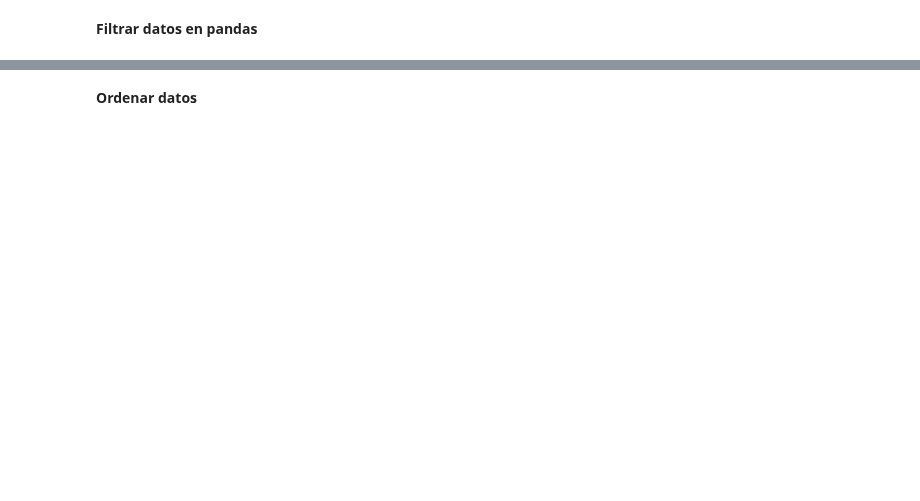
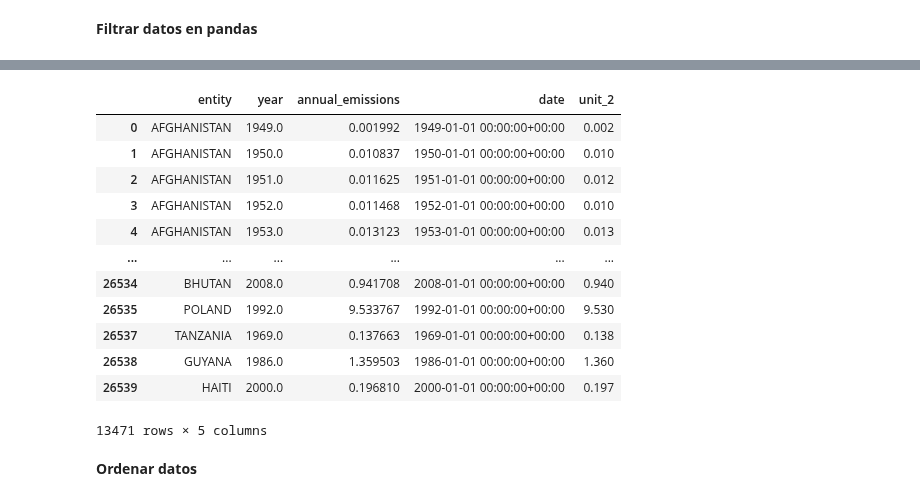
Before and after one commit to zyntonyson/bootcamp_ds_da, a Jupyter notebook: 05-da-v8-introduction-python/16-da-v8-introduction-python.ipynb, the cells around one changed output, grey strips where cells are left out. Saved outputs shown, nothing was run; the diff lists cells and outputs as text; code cells hidden in the pictures; blank space fills up the shorter version.

```diff
--- a/05-da-v8-introduction-python/16-da-v8-introduction-python.ipynb
+++ b/05-da-v8-introduction-python/16-da-v8-introduction-python.ipynb
@@ -218,3 +302,19 @@ openaq_pm25._filtrado
+# %%
+emission_co2[(emission_co2["year"] >1960) | (emission_co2["entity"] =='AFGHANISTAN') ]
+# %% [output]
+|  | entity | year | annual_emissions | date | unit_2 |
+| 0 | AFGHANISTAN | 1949.0 | 0.001992 | 1949-01-01 00:00:00+00:00 | 0.002 |
+| 1 | AFGHANISTAN | 1950.0 | 0.010837 | 1950-01-01 00:00:00+00:00 | 0.010 |
+| 2 | AFGHANISTAN | 1951.0 | 0.011625 | 1951-01-01 00:00:00+00:00 | 0.012 |
+| 3 | AFGHANISTAN | 1952.0 | 0.011468 | 1952-01-01 00:00:00+00:00 | 0.010 |
+| 4 | AFGHANISTAN | 1953.0 | 0.013123 | 1953-01-01 00:00:00+00:00 | 0.013 |
+| ... | ... | ... | ... | ... | ... |
+| 26534 | BHUTAN | 2008.0 | 0.941708 | 2008-01-01 00:00:00+00:00 | 0.940 |
+| 26535 | POLAND | 1992.0 | 9.533767 | 1992-01-01 00:00:00+00:00 | 9.530 |
+| 26537 | TANZANIA | 1969.0 | 0.137663 | 1969-01-01 00:00:00+00:00 | 0.138 |
+| 26538 | GUYANA | 1986.0 | 1.359503 | 1986-01-01 00:00:00+00:00 | 1.360 |
+| 26539 | HAITI | 2000.0 | 0.196810 | 2000-01-01 00:00:00+00:00 | 0.197 |
+13471 rows × 5 columns
 # %% [markdown]
 **Ordenar datos**
 # %%
```
Also changed, not shown: parts of 91 cells of this notebook, 5 other files.
